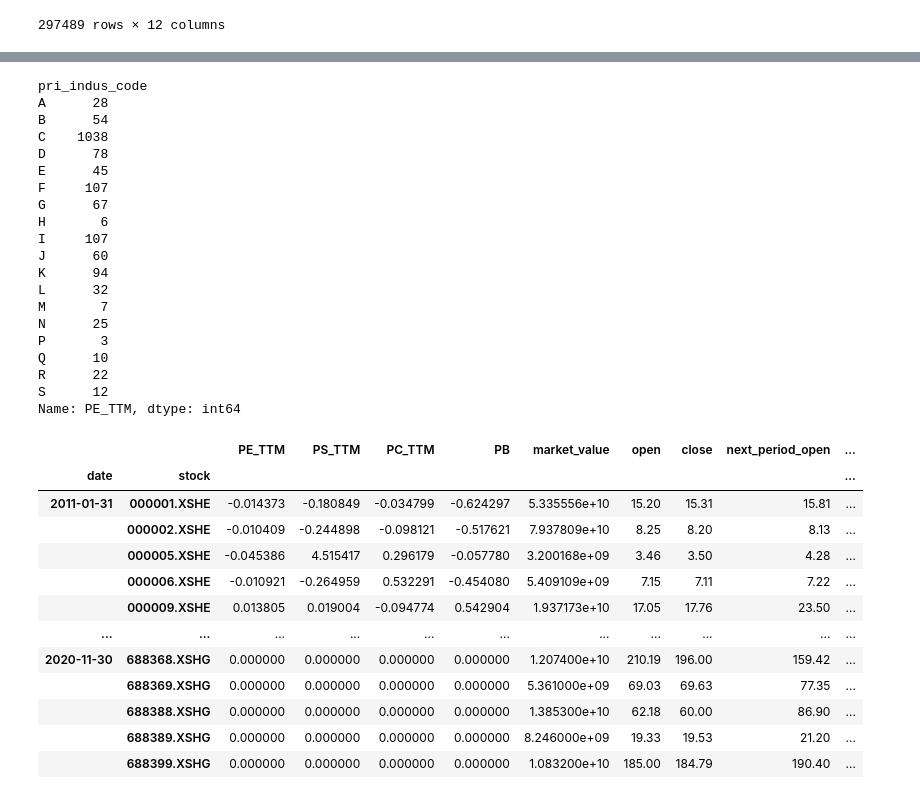
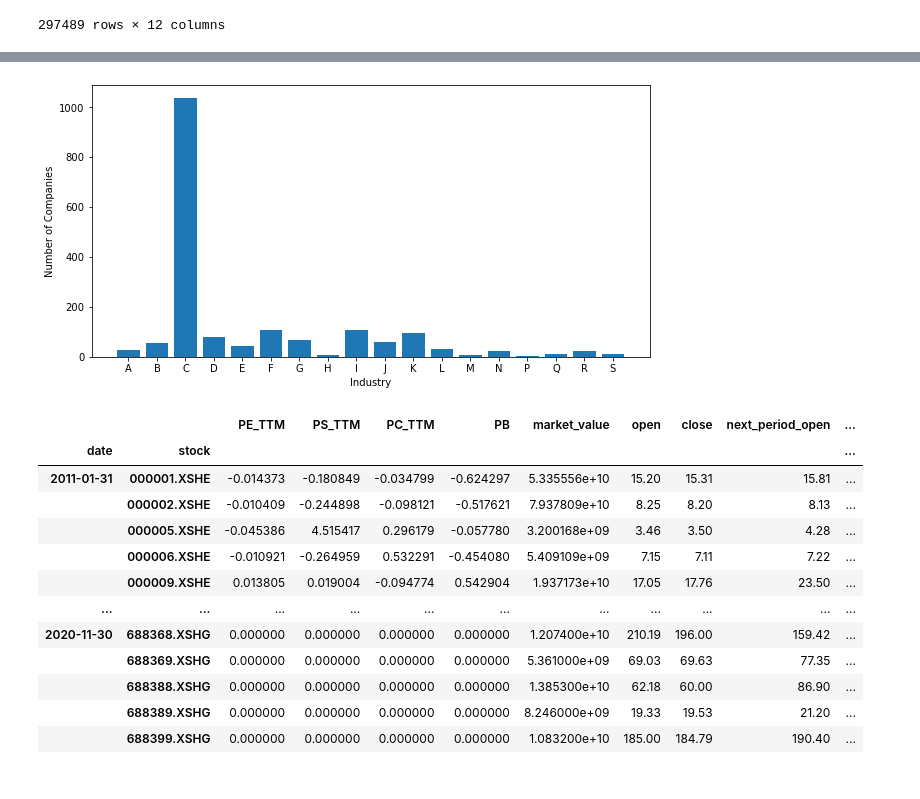
Before and after one commit to etccapital/MultiFactor, a Jupyter notebook: data_download_and_process.ipynb, the cells around one changed output, grey strips where cells are left out. Cells and saved outputs as stored; diff of their text form; code cells hidden in the pictures.

```diff
--- a/data_download_and_process.ipynb
+++ b/data_download_and_process.ipynb
@@ -397,6 +429,11 @@ print(df_backtest.shape)
 # %%
+# data preprocess of IC analysis
+# 因子值IC值计算之前的预处理
+# 因子值在去极值、标准化、去空值处理后，在截面期上用其做因变量对市值因子及行业
+# 因子（哑变量）做线性回归，取残差作为因子值的一个替代
+
 def wls_factor_resid(df):
     import statsmodels.formula.api as smf
-    wls_result = smf.wls(formula = f"PE_TTM ~ 0 + market_value + C(pri_indus_code)",
-                    data=df, weights = df['market_value'] ** 0.5).fit()
+    wls_result = smf.wls(formula = f"PE_TTM ~ market_value + pri_indus_code",
+                    data=df).fit()
     return wls_result.resid
@@ -527,26 +532,14 @@ df_backtest
 # %%
-df_backtest[df_backtest.index.get_level_values(0) == '2011-01-31'].groupby('pri_indus_code')['PE_TTM'].count()
+fig = plt.figure(figsize = (10, 5))
+num_stocks_per_indus = df_backtest[df_backtest.index.get_level_values(0) == '2011-01-31'].groupby('pri_indus_code')['PE_TTM'].count()
+
+plt.bar(*zip(*num_stocks_per_indus.items()))
+
+plt.xlabel("Industry")
+plt.ylabel("Number of Companies")
+plt.show()
 # %% [output]
-pri_indus_code
-A      28
-B      54
-C    1038
-D      78
-E      45
-F     107
-G      67
-H       6
-I     107
-J      60
-K      94
-L      32
-M       7
-N      25
-P       3
-Q      10
-R      22
-S      12
-Name: PE_TTM, dtype: int64
+[figure, added]
 # %%
 #Here for simplicity we assume that index weight is a uniform portfolio over all stocks, to be modified later
 df_backtest['index_weight'] = df_backtest.groupby(level=0).apply(lambda df: pd.Series([1/df.shape[0]] * df.shape[0])).values
```
Also changed, not shown: parts of 48 cells of this notebook.
